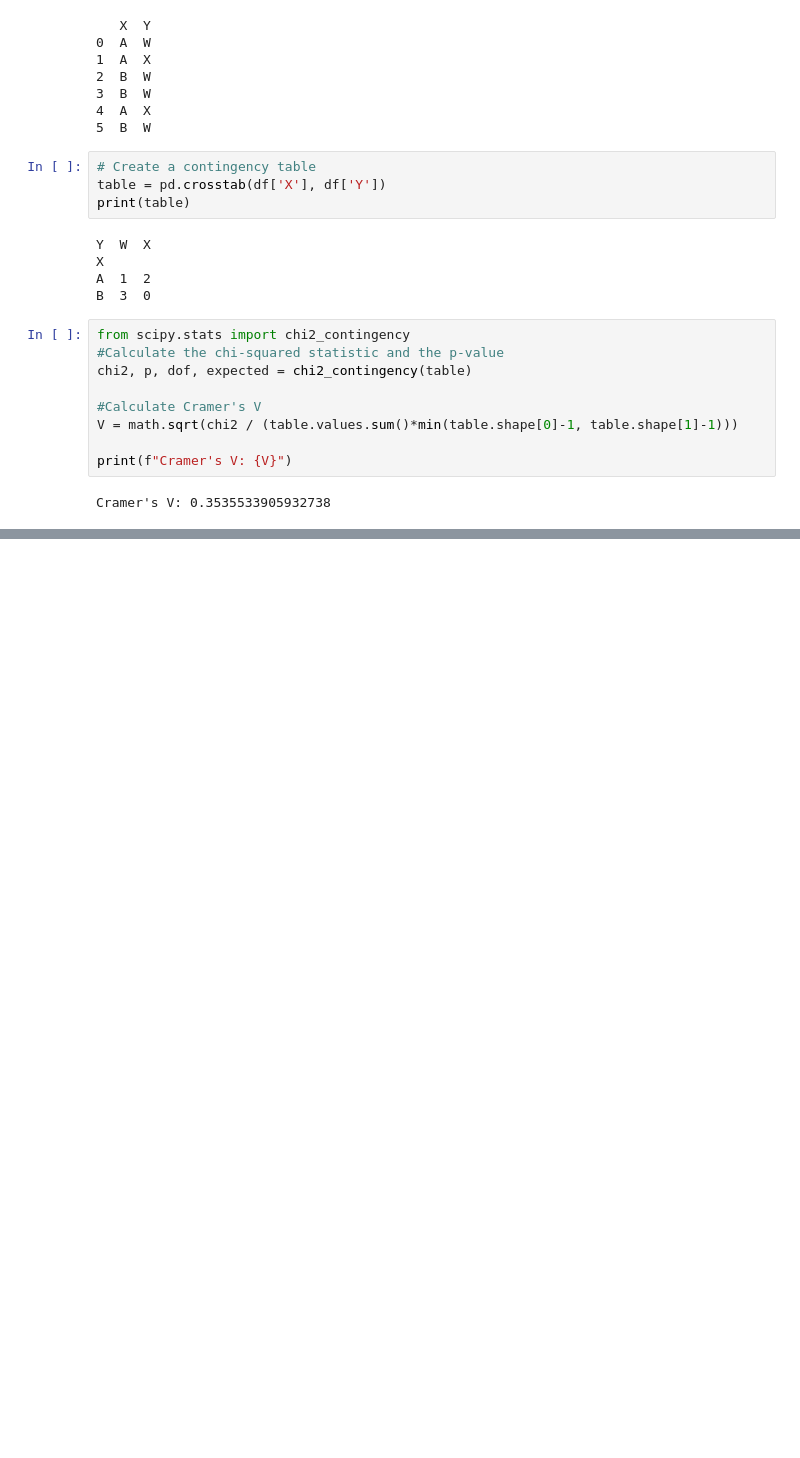
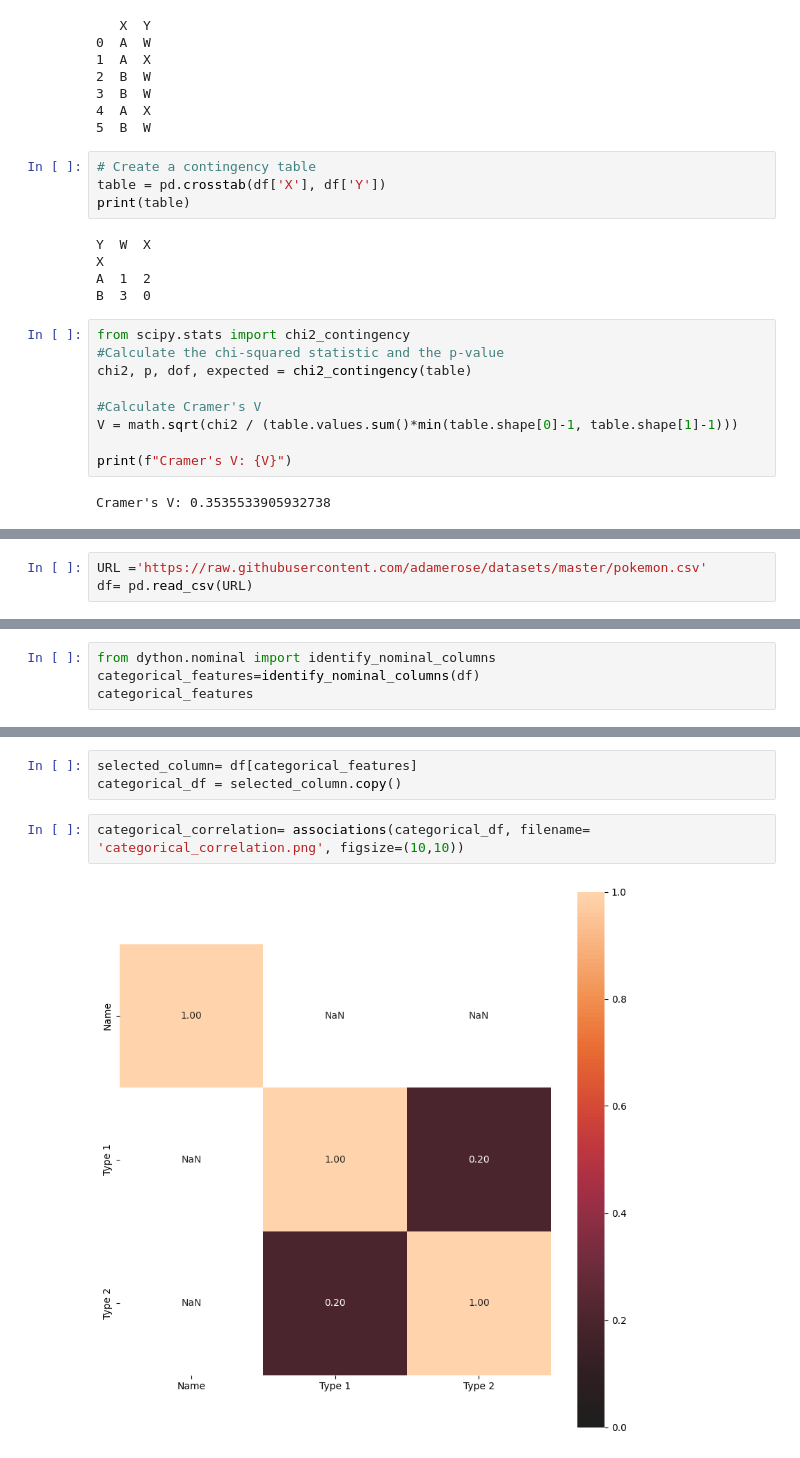
Before and after one commit to gsdavis1959/Python, a Jupyter notebook: BasicStatistics.ipynb, the cells around one changed output, grey strips where cells are left out. Cells and saved outputs as stored; diff of their text form; blank space fills up the shorter version.

```diff
--- a/BasicStatistics.ipynb
+++ b/BasicStatistics.ipynb
@@ -178,0 +202,3 @@ Cramer's V: 0.3535533905932738
+# %%
+URL ='https://raw.githubusercontent.com/adamerose/datasets/master/pokemon.csv'
+df= pd.read_csv(URL)
@@ -178,0 +214,4 @@ Cramer's V: 0.3535533905932738
+# %%
+from dython.nominal import identify_nominal_columns
+categorical_features=identify_nominal_columns(df)
+categorical_features
@@ -178,0 +238,7 @@ Cramer's V: 0.3535533905932738
+# %%
+selected_column= df[categorical_features]
+categorical_df = selected_column.copy()
+# %%
+categorical_correlation= associations(categorical_df, filename= 'categorical_correlation.png', figsize=(10,10))
+# %% [output]
+[figure, added]
```
Also changed, not shown: parts of 5 cells of this notebook.
